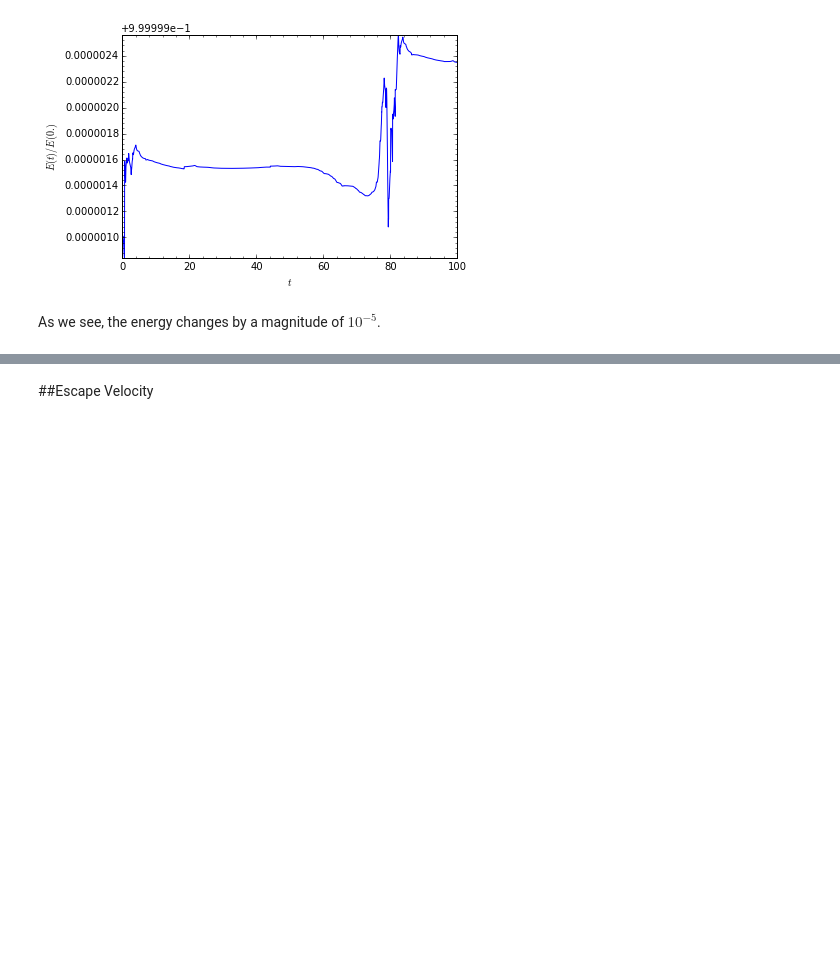
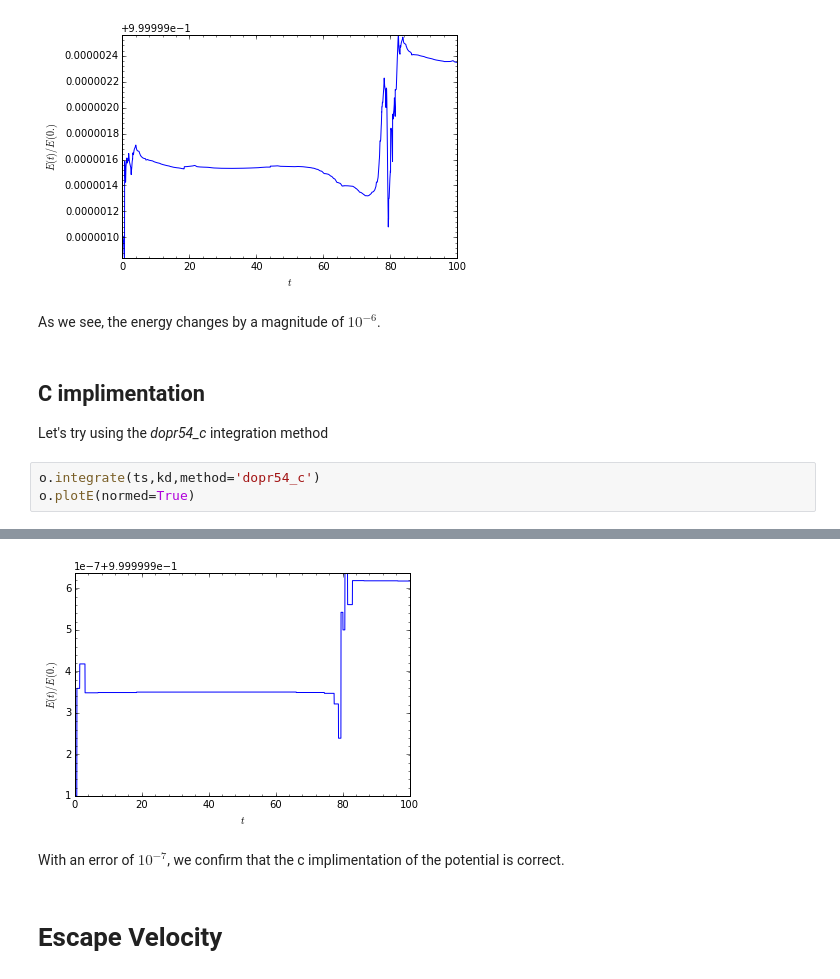
Before and after one commit to SeaifanAladdin/galpy-notebook, a Jupyter notebook: galpy/KuzminDiskPotential.ipynb, the cells around one changed output, grey strips where cells are left out. Saved outputs shown, nothing was run; the diff lists cells and outputs as text; blank space fills up the shorter version.

```diff
--- a/galpy/KuzminDiskPotential.ipynb
+++ b/galpy/KuzminDiskPotential.ipynb
@@ -54,4 +56,11 @@ o.plotE(normed=True)
 # %% [output]
 [figure]
 # %% [markdown]
-As we see, the energy changes by a magnitude of $10^{-5}$.
+As we see, the energy changes by a magnitude of $10^{-6}$.
+# %% [markdown]
+## C implimentation
+Let's try using the *dopr54_c* integration method
+# %%
+o.integrate(ts,kd,method='dopr54_c')
+o.plotE(normed=True)
+# %% [output]
@@ -58,4 +68,7 @@ As we see, the energy changes by a magnitude of $10^{-5}$.
+[figure, added]
+# %% [markdown]
+With an error of $10^{-7}$, we confirm that the c implimentation of the potential is correct.
 # %% [markdown]
-##Escape Velocity
+# Escape Velocity
 # %%
 kd.plotEscapecurve()
```
Also changed, not shown: parts of 7 cells of this notebook.
